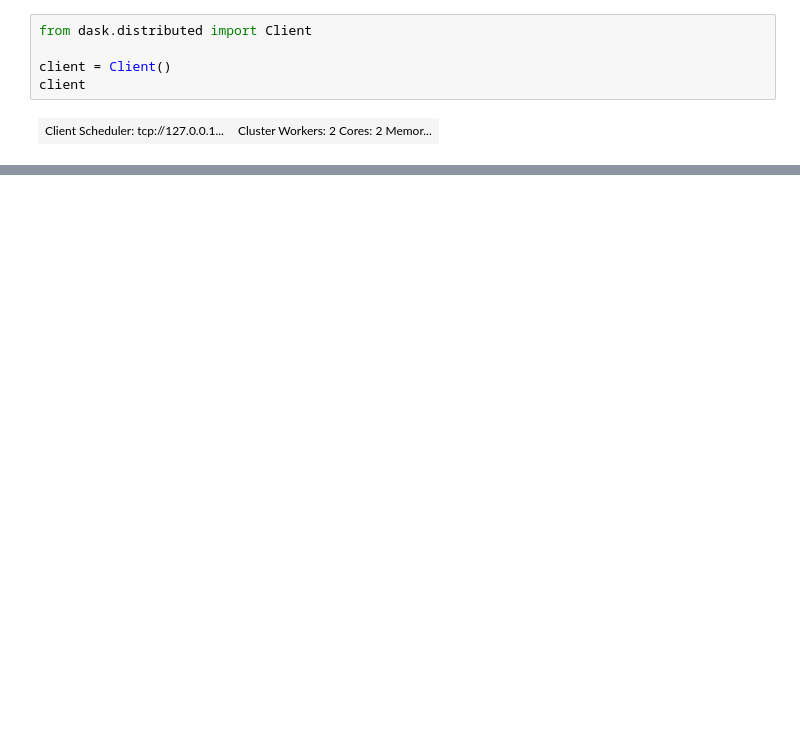
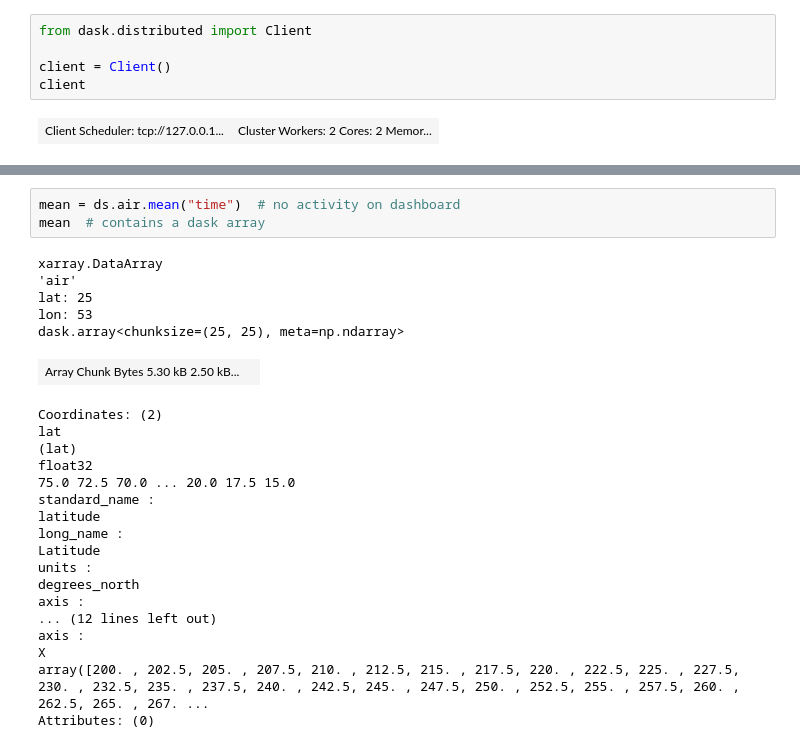
Before and after one commit to xarray-contrib/xarray-tutorial, a Jupyter notebook: scipy-tutorial/06_xarray_and_dask.ipynb, the cells around one changed output, grey strips where cells are left out. Cells and saved outputs as stored; diff of their text form; blank space fills up the shorter version.

```diff
--- a/scipy-tutorial/06_xarray_and_dask.ipynb
+++ b/scipy-tutorial/06_xarray_and_dask.ipynb
@@ -25,0 +127,27 @@ client
+# %%
+mean = ds.air.mean("time")  # no activity on dashboard
+mean  # contains a dask array
+# %% [output]
+xarray.DataArray
+'air'
+lat: 25
+lon: 53
+dask.array<chunksize=(25, 25), meta=np.ndarray>
+| Array Chunk Bytes 5.30 kB 2.50 kB... |  |
+Coordinates: (2)
+lat
+(lat)
+float32
+75.0 72.5 70.0 ... 20.0 17.5 15.0
+standard_name :
+latitude
+long_name :
+Latitude
+units :
+degrees_north
+axis :
+... (12 lines left out)
+axis :
+X
+array([200. , 202.5, 205. , 207.5, 210. , 212.5, 215. , 217.5, 220. , 222.5, 225. , 227.5, 230. , 232.5, 235. , 237.5, 240. , 242.5, 245. , 247.5, 250. , 252.5, 255. , 257.5, 260. , 262.5, 265. , 267. ...
+Attributes: (0)
```
Also changed, not shown: parts of 42 cells of this notebook, 25 other files.
